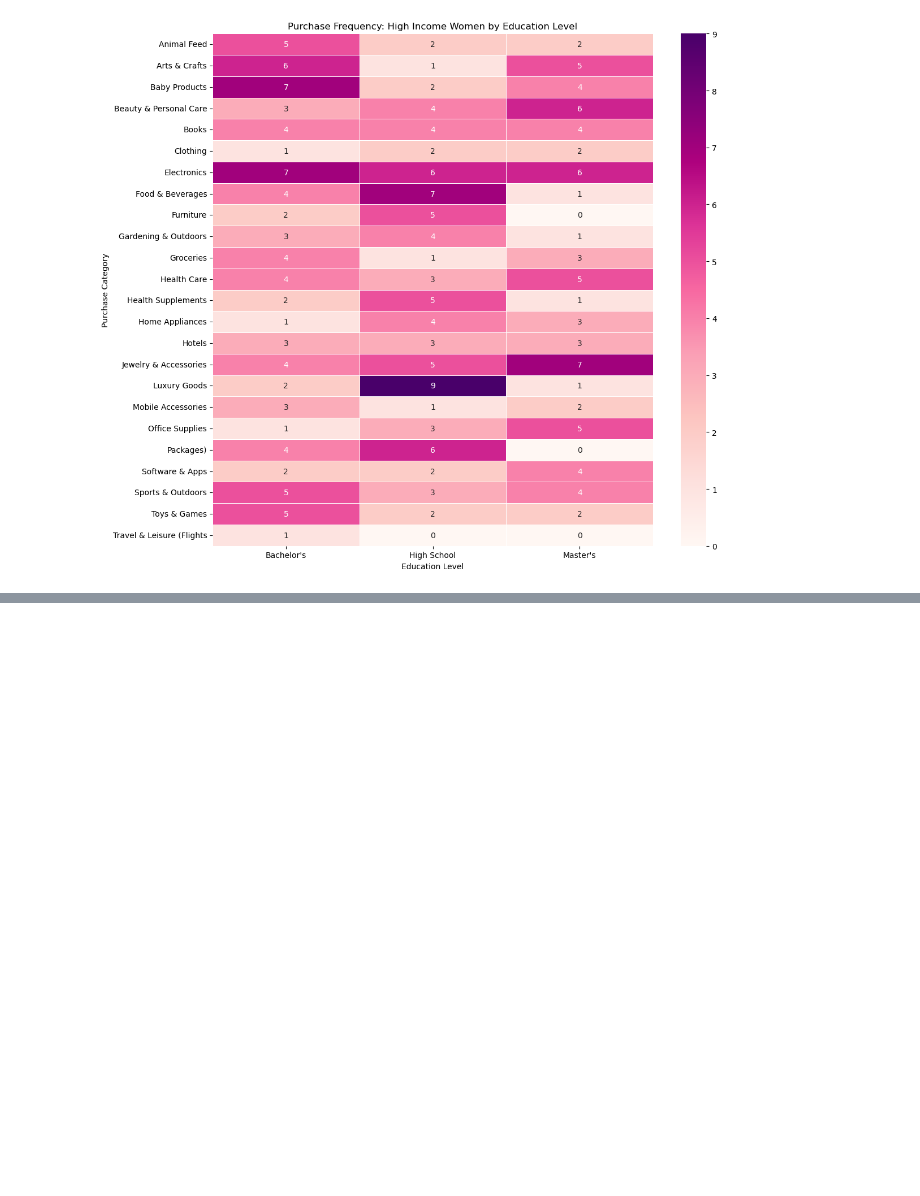
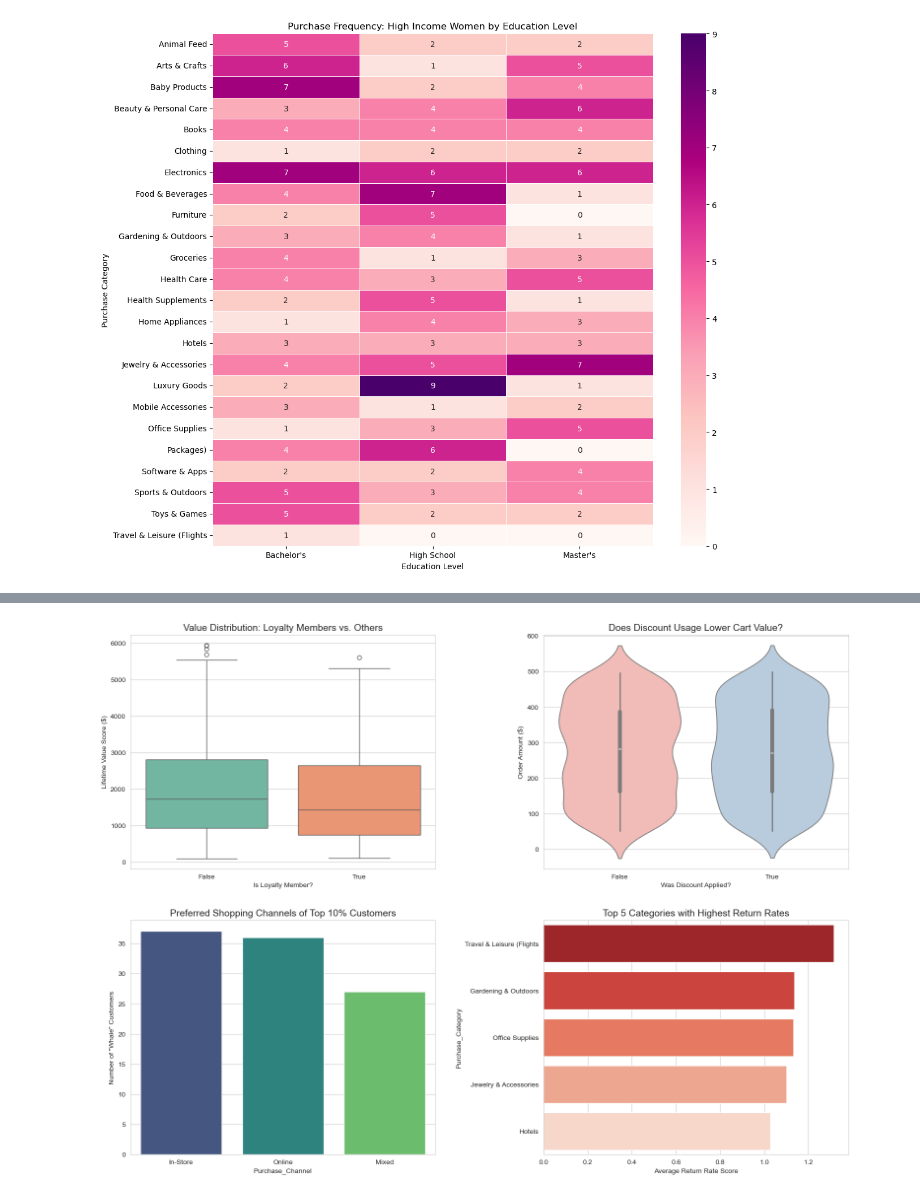
Before and after one commit to Oheb/Consumer_Behavior_Project, a Jupyter notebook: Consumer_Behavior_Project.ipynb, the cells around one changed output, grey strips where cells are left out. Cells and saved outputs as stored; diff of their text form; code cells hidden in the pictures; blank space fills up the shorter version.

```diff
--- a/Consumer_Behavior_Project.ipynb
+++ b/Consumer_Behavior_Project.ipynb
@@ -265,0 +294,78 @@ plt.show()
+# %%
+# Analysis V: Customer Value Dashboard:
+
+df = pd.read_csv("Cleaned_Ecommerce_Data.csv")
+
+# 2. Define the Metric: Customer Lifetime Value (CLV), We calculate this as (Current Purchase) x (Total Purchase Frequency)
+df['CLV_Score'] = df['Purchase_Amount'] * df['Frequency_of_Purchase']
+
+# 3. Setup Visualization Canvas
+# We create a 2x2 grid for a dashboard-style view
+fig, axes = plt.subplots(2, 2, figsize=(16, 12))
+sns.set_style("whitegrid") # Sets a clean background for charts
+
+# --- CHART A: The Loyalty Paradox ---
+# We use a boxplot to see the median and spread of value between groups
+sns.boxplot(
+    data=df,
+    x='Customer_Loyalty_Program_Member',
+    y='CLV_Score',
+    ax=axes[0, 0],
+    palette='Set2'
+)
+axes[0, 0].set_title('Value Distribution: Loyalty Members vs. Others', fontsize=14)
+axes[0, 0].set_ylabel('Lifetime Value Score ($)')
+axes[0, 0].set_xlabel('Is Loyalty Member?')
+
+# --- CHART B: The Discount Trap ---
+# Violin plots show where the "density" of spending lies
+sns.violinplot(
+    data=df,
+    x='Discount_Used',
+    y='Purchase_Amount',
+    ax=axes[0, 1],
+    palette='Pastel1'
+)
+axes[0, 1].set_title('Does Discount Usage Lower Cart Value?', fontsize=14)
+axes[0, 1].set_ylabel('Order Amount ($)')
+axes[0, 1].set_xlabel('Was Discount Applied?')
+
+# --- CHART C: Profiling the "Whales" ---
+# CUSTOMIZE: Change '0.90' to '0.95' if you only want the top 5%
+top_10_cutoff = df['CLV_Score'].quantile(0.90)
+whales = df[df['CLV_Score'] >= top_10_cutoff]
+
+sns.countplot(
+    data=whales,
+    x='Purchase_Channel',
+    ax=axes[1, 0],
+    palette='viridis',
+    order=whales['Purchase_Channel'].value_counts().index # Sorts by highest count
+)
+axes[1, 0].set_title('Preferred Shopping Channels of Top 10% Customers', fontsize=14)
+axes[1, 0].set_ylabel('Number of "Whale" Customers')
+
+# --- CHART D: The Return Nightmare ---
+# CUSTOMIZE: Change '.nlargest(5)' to (10) to see more categories
+avg_returns = df.groupby('Purchase_Category')['Return_Rate'].mean().nlargest(5)
+
+sns.barplot(
+    x=avg_returns.values,
+    y=avg_returns.index,
+    ax=axes[1, 1],
+    palette='Reds_r'
+)
+axes[1, 1].set_title('Top 5 Categories with Highest Return Rates', fontsize=14)
+axes[1, 1].set_xlabel('Average Return Rate Score')
+
+# 4. Final Formatting and Export
+plt.tight_layout(pad=3.0) # Prevents titles from overlapping
+plt.savefig('custom_marketing_dashboard.png', dpi=300)
+plt.show()
+
+# 5. Print Summary Stats for quick reference
+print("--- STRATEGIC SUMMARY ---")
+print(f"High-Value Threshold (Top 10%): ${top_10_cutoff:.2f}")
+print(f"Avg Member Spend: ${df[df['Customer_Loyalty_Program_Member'] == True]['Purchase_Amount'].mean():.2f}")
+print(f"Avg Non-Member Spend: ${df[df['Customer_Loyalty_Program_Member'] == False]['Purchase_Amount'].mean():.2f}")
+# %% [output]
@@ -265,0 +387 @@ plt.show()
+[figure, added]
```
Also changed, not shown: parts of 6 cells of this notebook.
